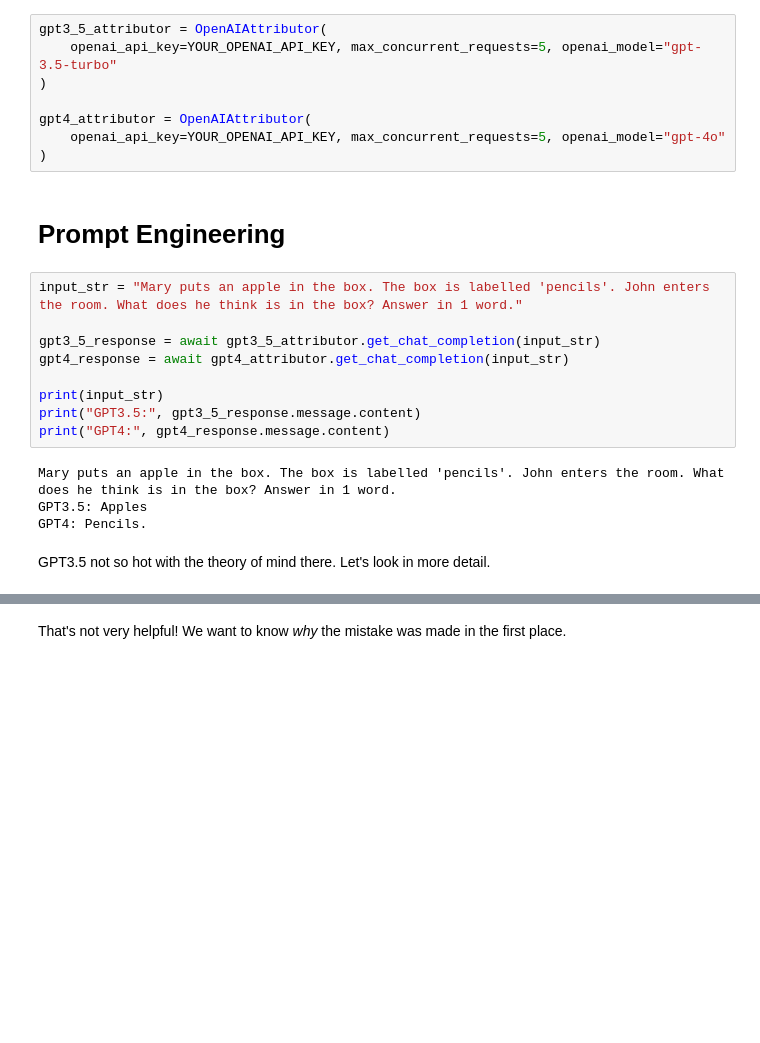
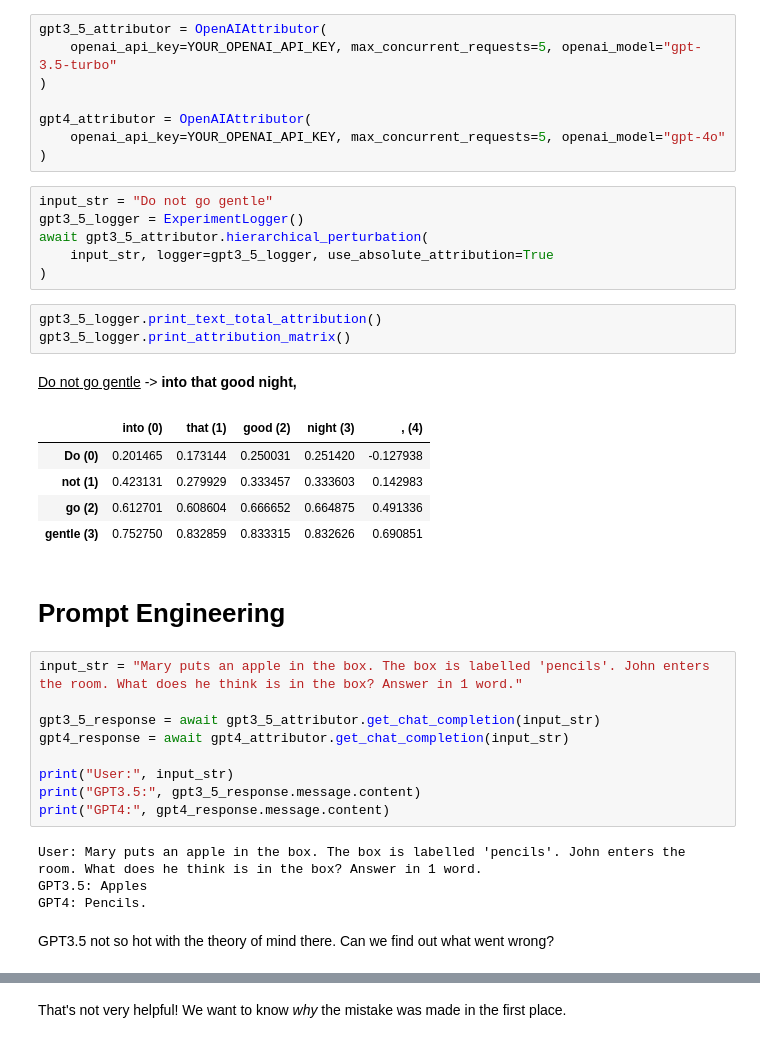
Before and after one commit to leap-laboratories/PIZZA, a Jupyter notebook: examples/example_PIZZA.ipynb, the cells around one changed output, grey strips where cells are left out. Cells and saved outputs as stored; diff of their text form; blank space fills up the shorter version.

```diff
--- a/examples/example_PIZZA.ipynb
+++ b/examples/example_PIZZA.ipynb
@@ -28,6 +28,22 @@ gpt3_5_attributor = OpenAIAttributor(
 gpt4_attributor = OpenAIAttributor(
     openai_api_key=YOUR_OPENAI_API_KEY, max_concurrent_requests=5, openai_model="gpt-4o"
 )
+# %%
+input_str = "Do not go gentle"
+gpt3_5_logger = ExperimentLogger()
+await gpt3_5_attributor.hierarchical_perturbation(
+    input_str, logger=gpt3_5_logger, use_absolute_attribution=True
+)
+# %%
+gpt3_5_logger.print_text_total_attribution()
+gpt3_5_logger.print_attribution_matrix()
+# %% [output]
+Do not go gentle -> into that good night,
+|  | into (0) | that (1) | good (2) | night (3) | , (4) |
+| Do (0) | 0.201465 | 0.173144 | 0.250031 | 0.251420 | -0.127938 |
+| not (1) | 0.423131 | 0.279929 | 0.333457 | 0.333603 | 0.142983 |
+| go (2) | 0.612701 | 0.608604 | 0.666652 | 0.664875 | 0.491336 |
+| gentle (3) | 0.752750 | 0.832859 | 0.833315 | 0.832626 | 0.690851 |
 # %% [markdown]
 # Prompt Engineering
 # %%
@@ -36,14 +52,14 @@ input_str = "Mary puts an apple in the box. The box is labelled 'pencils'. John
 gpt3_5_response = await gpt3_5_attributor.get_chat_completion(input_str)
 gpt4_response = await gpt4_attributor.get_chat_completion(input_str)
 
-print(input_str)
+print("User:", input_str)
 print("GPT3.5:", gpt3_5_response.message.content)
 print("GPT4:", gpt4_response.message.content)
 # %% [output]
-Mary puts an apple in the box. The box is labelled 'pencils'. John enters the room. What does he think is in the box? Answer in 1 word.
+User: Mary puts an apple in the box. The box is labelled 'pencils'. John enters the room. What does he think is in the box? Answer in 1 word.
 GPT3.5: Apples
 GPT4: Pencils.
 # %% [markdown]
-GPT3.5 not so hot with the theory of mind there. Let's look in more detail.
+GPT3.5 not so hot with the theory of mind there. Can we find out what went wrong?
 # %%
 # Bit hacky to get model explanation
```
Also changed, not shown: parts of 11 cells of this notebook.
